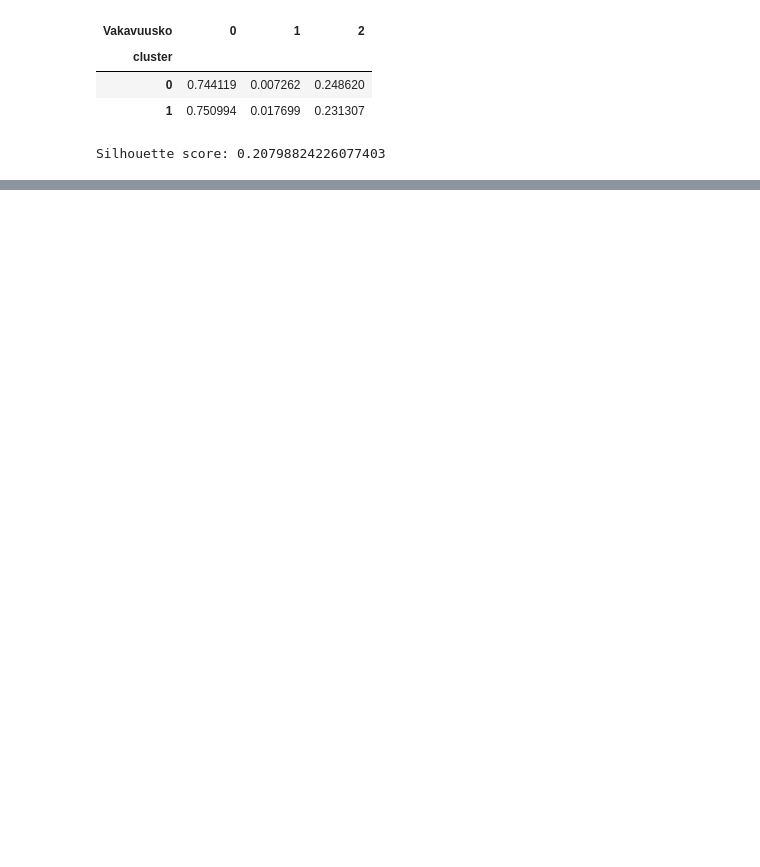
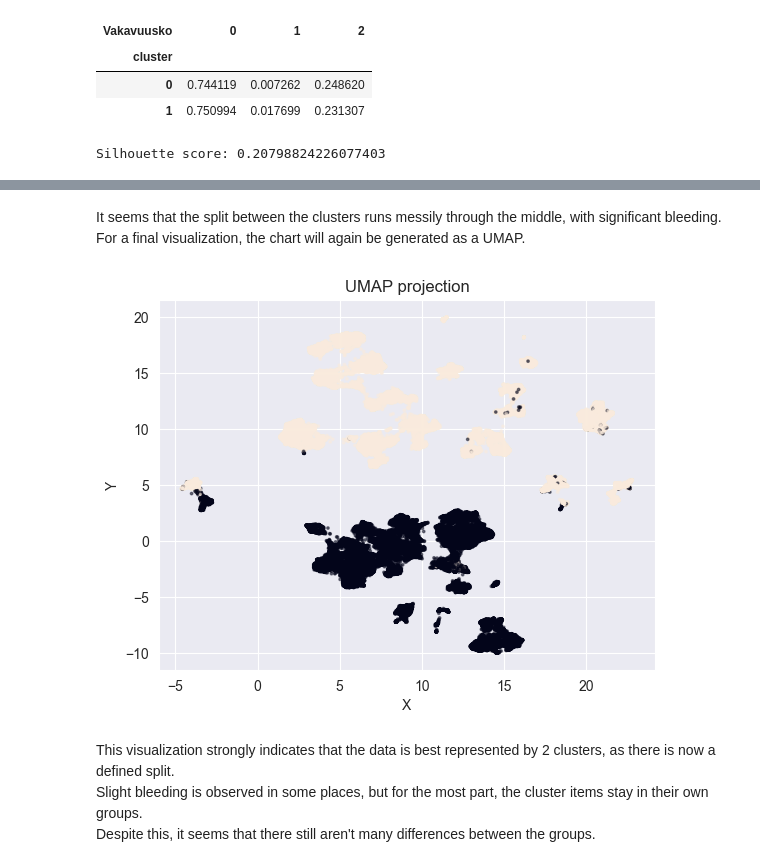
Before and after one commit to nealukumies/dml-project, a Jupyter notebook: traffic_accident_analysis.ipynb, the cells around one changed output, grey strips where cells are left out. Cells and saved outputs as stored; diff of their text form; code cells hidden in the pictures; blank space fills up the shorter version.

```diff
--- a/traffic_accident_analysis.ipynb
+++ b/traffic_accident_analysis.ipynb
@@ -631,0 +634,19 @@ plt.show()
+# %% [markdown]
+It seems that the split between the clusters runs messily through the middle, with significant bleeding.
+For a final visualization, the chart will again be generated as a UMAP.
+# %%
+reducer = umap.UMAP()
+X_umap = reducer.fit_transform(X_scaled)
+
+# Display UMAP plot to visualize dimensions more easily.
+plt.scatter(X_umap[:,0], X_umap[:,1], c=clusters, s=3, alpha=0.5)
+plt.xlabel("X")
+plt.ylabel("Y")
+plt.title("UMAP projection")
+plt.show()
+# %% [output]
+[figure, added]
+# %% [markdown]
+This visualization strongly indicates that the data is best represented by 2 clusters, as there is now a defined split.
+Slight bleeding is observed in some places, but for the most part, the cluster items stay in their own groups.
+Despite this, it seems that there still aren't many differences between the groups.
```
Also changed, not shown: parts of 10 cells of this notebook.
